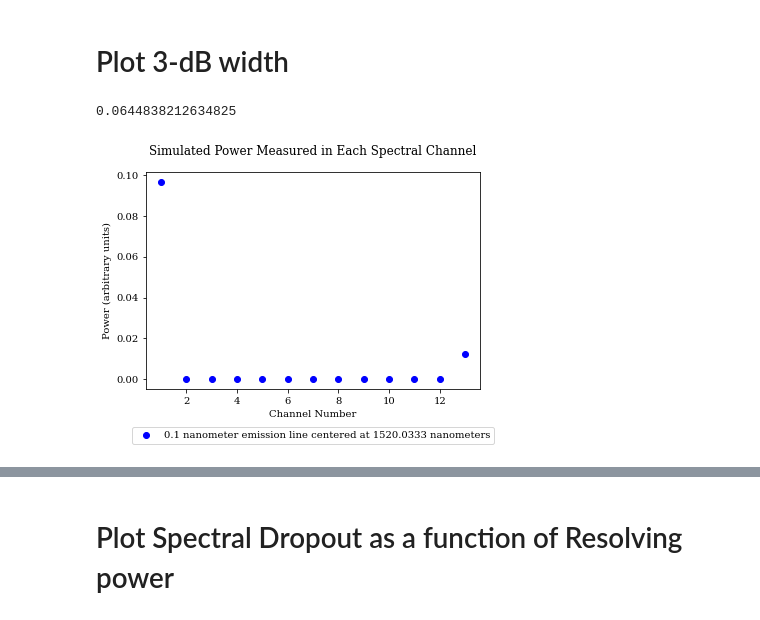
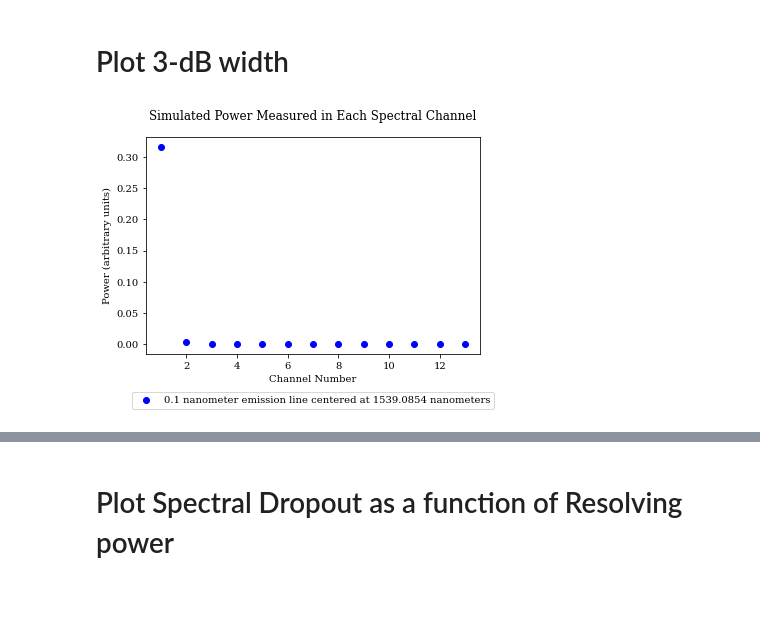
Before and after one commit to MarcosP7635/2021_SURF_Marcos_Perez, a Jupyter notebook: Plot_Simulation_Data_Edited.ipynb, the cells around one changed output, grey strips where cells are left out. Cells and saved outputs as stored; diff of their text form; code cells hidden in the pictures.

Commit message:
Pradip fixed center of emission line
Followed Pradip's advice for fixing the center of the emission line

```diff
--- a/Plot_Simulation_Data_Edited.ipynb
+++ b/Plot_Simulation_Data_Edited.ipynb
@@ -189,7 +188,10 @@ disregarded.
 So the attributes of the class are:
 self.center_index, self.center_nanometer, self.width_nanometer, self.height, self.shape,
 self.symmetrical  self.center_index, self.smallest_nanometer, self.largest_nanometer,
-self.smallest_index, self.largest_index, self.width_indices, and self.source_power
+self.smallest_index, self.largest_index, self.width_indices, self.row_indices_spanned,
+and self.source_power
+It's recommended that  self.row_indices_spanned be used to find the relevant rows in the array
+
 '''
 class Emission_line:
 
@@ -236,24 +238,24 @@ class Emission_line:
             if (df.iloc[index,0] == self.smallest_nanometer):
                 smallest_index = index
                 break
-            if (df.iloc[index,0] < self.smallest_nanometer):
+            elif (df.iloc[index,0] < self.smallest_nanometer):
                 smallest_index = index+1
                 break
         for index in list(range(center_index, df.shape[0])):
              if (df.iloc[index,0] == self.largest_nanometer):
                 largest_index = index
                 break
-             if (df.iloc[index,0] > self.largest_nanometer):
+             elif (df.iloc[index,0] > self.largest_nanometer):
                 largest_index = index-1
                 break
-        if (largest_index < smallest_index):
+        if (largest_index < smallest_index or largest_index == smallest_index):
             smallest_index, largest_index = largest_index, smallest_index
-        width_indices = largest_index-smallest_index
-        if(smallest_index == largest_index):
+            width_indices = 1
             '''
-            This will always happen for emission lines that are exactly one of the ones in the row.
+            This can happen for < .1 nm emission lines that are exactly one of the ones in the row.
             '''
-            width_indices = 1
+        else :
+            width_indices = largest_index-smallest_index
 
         self.center_index = center_index
         #smallest_index is the index of the highest row of the emission line based on its wavelength
@@ -269,6 +271,7 @@ class Emission_line:
         self.source_power = source_power
         #self.row_indices_spanned is a 1 dimensional array
         self.row_indices_spanned = np.array(list(range(smallest_index, largest_index+1)))
+        #It's recommended that  self.row_indices_spanned be used to find the relevant rows in the array
         self.power_measured = np.empty(len(self.source_power))
         '''
         now let's plot just power vs channel. So we have the transmission in dB,
@@ -277,10 +280,6 @@ class Emission_line:
         Integrating by channel is a different step and should be done separately for each channel.
         '''
 
-    '''
-    Note to self - rewrite these two functions, they are full of bugs. I will do the calculation differently.
-    It seems simplest to do everything within a single for loop. And the next cell too.
-    '''
     def calculate_power_measured(self, transmission, source_power):
         '''
         Wavelength is an index, not the wavelength in nanometers.
@@ -288,12 +287,8 @@ class Emission_line:
         hence the name wavelength
         '''
         for wavelength in range(len(source_power)):
-            #based on the definition of transmission
-            #s_p refers to an element of the array power_source here
-            '''
-            Verify this step!
-            '''
             self.power_measured[wavelength] = np.power(10.0,(transmission[wavelength]/10))*source_power[wavelength]
+            #based on our definition of transmission
         self.integrated_power = self.power_measured.sum()
 
 test = Emission_line(1540, 1, 10, "Rectangular", True, 0, 0)
@@ -303,7 +298,7 @@ We need to find the peak wavelength of a channel to use as the center wavelength
 the first emission line! We will use the find_peaks() function built into scipy and used by Pradip
 in the find_3dB_width() function.
 Then we will find the appropriate rows by initializing an Emission_line object. Then call the
-functions I wrote in it named power_measured and integrate_wavelengths. We will call these functions
+functions I wrote in it named calculate_power_measured. We will call this function
 for each of the 14 channels, then plot each output!
 
 All of the terms have the same definition as the in the Emission_line class.
@@ -318,11 +313,11 @@ def plot_power_vs_channels(center_nanometer, width_nanometer, height, shape, sym
                     left_boundary, right_boundary, channels, plot_dict):
     emission_line = Emission_line(center_nanometer, width_nanometer, height, shape, symmetrical,
                     left_boundary, right_boundary)
-    top_row, bottom_row = emission_line.smallest_index, emission_line.largest_index
+    rows_spanned = emission_line.row_indices_spanned
     #we need to get the transmission from each channel at each wavelength
     integrated_power = np.empty(len(channels))
     for channel in (channels):
-        transmission = df.iloc[top_row:bottom_row+1,channel]
+        transmission = df.iloc[rows_spanned, channel]
         '''
         Verify this step!
         '''
@@ -350,38 +345,42 @@ def plot_power_vs_channels(center_nanometer, width_nanometer, height, shape, sym
     plt.legend(loc='upper center', bbox_to_anchor=(.5, -.15))
     plt.show()
 
-#Now we need to get the peaks!
+'''
+Now we need to get the peaks!
+The rest of this codeblock is just a test using the first channel.
+The next codeblock will include a for loop that progressses through
+all of the odd numbered channels
+'''
 lam = np.array(df['0'])
 FSR = 20
 op_power_norm_fib = np.array(df['1'])
 peaks = find_3dB_width(lam, op_power_norm_fib, FSR)
 center_nanometer = peaks[1][0]
 width_nanometer = .1 #1 angstrom
 height = 1.0
 shape = "rectangular"
 symmetrical = True
 left_boundary = 0
 right_boundary = 0
 channels = np.array(list(range(1,14)))
 #Now we will make a dictionary to set the colors and labels for everything in the plot
 labels = 1
 plot_handles, plot_colors = [""]*labels, [""]*labels
 plot_handles[0] =  str(width_nanometer) + " nanometer emission line centered at "
 plot_handles[0] =  str(plot_handles[0]) +  str(np.around(center_nanometer, 4)) + " nanometers"
 plot_colors[0] = 'blue'
 plot_dict = {}
 for i in range(len(plot_colors)):
     plot_dict[plot_colors[i]] = plot_handles[i]
 
 #There are 13 channels but range will only go up to 1 before the second argument!
 plot_power_vs_channels(center_nanometer, width_nanometer, height, shape, symmetrical,
                     left_boundary, right_boundary, channels, plot_dict)
 #keep a set of plotting templates, formats and commands in place to copy and paste when needed
 #We're in the initial steps of plotting, so keep the plotting commands floating rather than in a function
 #Worry about additional plots once everything is set up
 # %% [output]
-0.0644838212634825
-[figure, old version]
+[figure, new version]
 # %%
 '''
 let's make the same plot for emission lines centered at the peak of different
```
Also changed, not shown: parts of 5 cells of this notebook, 2 other files.
